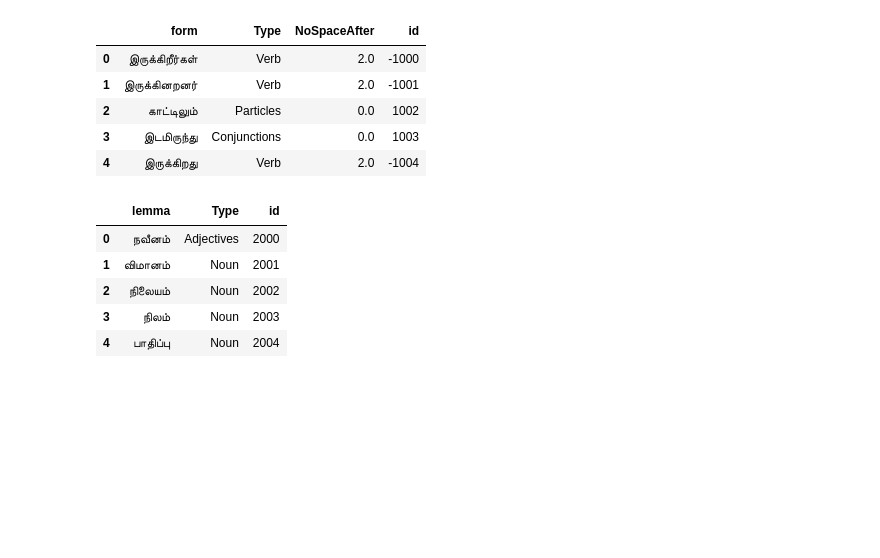
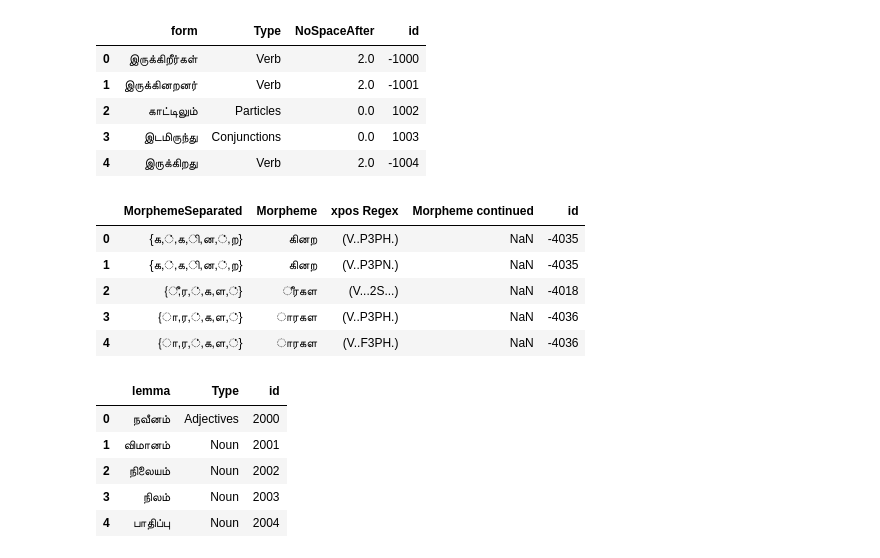
Before and after one commit to Kee2u/Deciphering_the_Indus_Valley_Script, a Jupyter notebook: Preprocessing/Convert_morphemes.ipynb, the cells around one changed output. Cells and saved outputs as stored; diff of their text form; code cells hidden in the pictures; blank space fills up the shorter version.

Commit message:
Adding morphemes to all logograms

```diff
--- a/Preprocessing/Convert_morphemes.ipynb
+++ b/Preprocessing/Convert_morphemes.ipynb
@@ -527,6 +527,15 @@ clitics.head()
 | 2 | காட்டிலும் | Particles | 0.0 | 1002 |
 | 3 | இடமிருந்து | Conjunctions | 0.0 | 1003 |
 | 4 | இருக்கிறது | Verb | 2.0 | -1004 |
+# %%
+modmorpheme_df.head()
+# %% [output]
+|  | MorphemeSeparated | Morpheme | xpos Regex | Morpheme continued | id |
+| 0 | {க,்,க,ி,ன,்,ற} | கினற | (V..P3PH.) | NaN | -4035 |
+| 1 | {க,்,க,ி,ன,்,ற} | கினற | (V..P3PN.) | NaN | -4035 |
+| 2 | {ீ,ர,்,க,ள,்} | ீரகள | (V...2S...) | NaN | -4018 |
+| 3 | {ா,ர,்,க,ள,்} | ாரகள | (V..P3PH.) | NaN | -4036 |
+| 4 | {ா,ர,்,க,ள,்} | ாரகள | (V..F3PH.) | NaN | -4036 |
 # %%
 #Reading lemmas
 lemmas = pd.read_sql_table('lemmas_labelled', con=engine)
```
Also changed, not shown: parts of 1 cell of this notebook.
